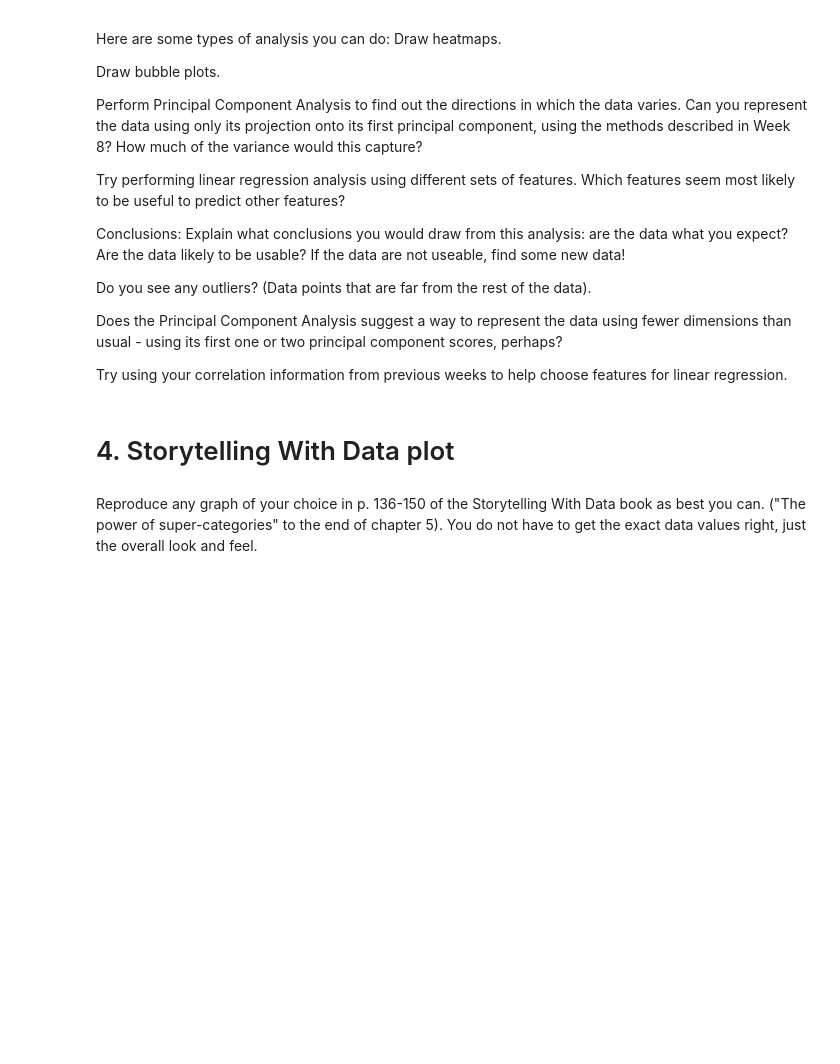
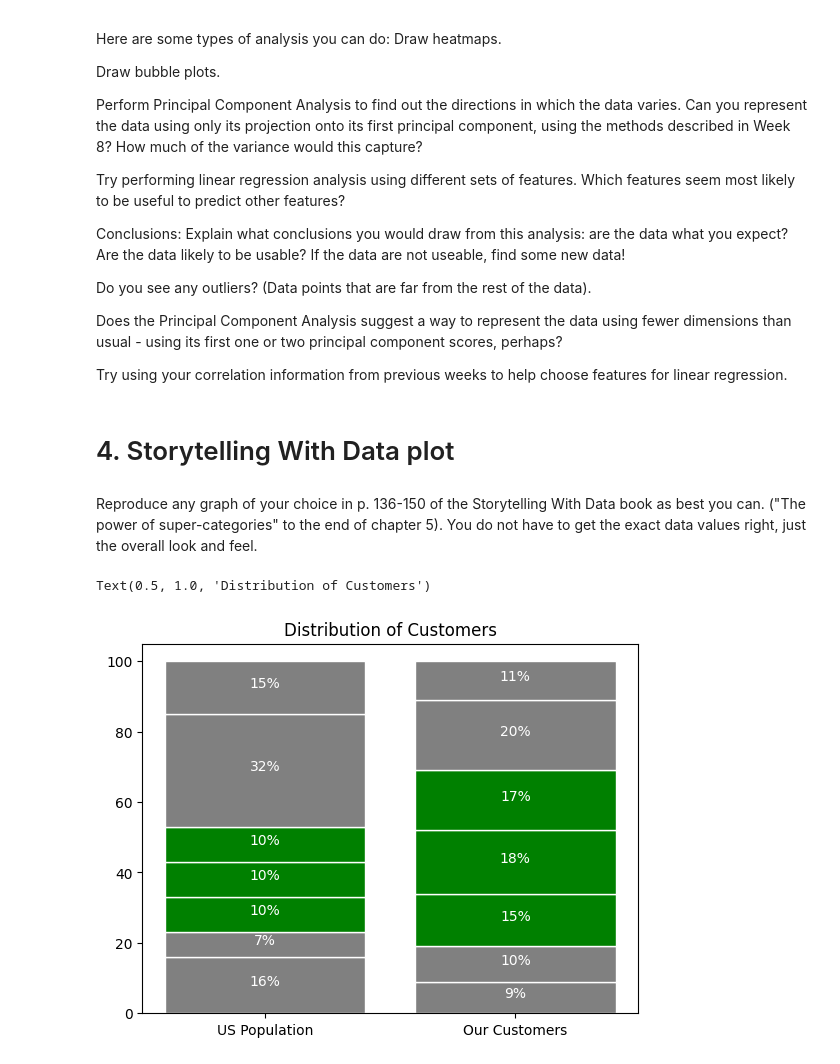
Before and after one commit to beckaa-l/OMDS-ModB2-Week9-Lee-Becka, a Jupyter notebook: Week9.ipynb, the cells around one changed output. Drawn from its saved outputs; the diff is of its cells as text; code cells hidden in the pictures; blank space fills up the shorter version.

```diff
--- a/Week9.ipynb
+++ b/Week9.ipynb
@@ -114,7 +114,36 @@ Reproduce any graph of your choice in p. 136-150 of the Storytelling With Data b
 # %%
 # figure 5.13
 
-# start by making the 2 bar groups & segment names
+# start by making the 2 bar groups, segment names, highlighted groups by index position, and bar position/start
 us_population = [16, 7, 10, 10, 10, 32, 15]
 customers = [9, 10, 15, 18, 17, 20, 11]
 segments = ["Segment 1","Segment 2","Segment 3", "Segment 4", "Segment 5", "Segment 6", "Segment 7"]
+hilighted_segments = [2,3,4]
+bar1 = 0
+bar2 = 1
+bar1_start = 0
+bar2_start = 0
+
+# now set the sections to highlight
+for c in range(len(us_population)):
+    if c in hilighted_segments:
+        color = "green"
+        text_color = "white"
+    else:
+        color = "grey"
+        text_color = "white"
+
+    # now make the bars
+    plt.bar(bar1, us_population[c], bottom=bar1_start, color=color, edgecolor="white")
+    plt.text(bar1, bar1_start + us_population[c] / 2, f"{us_population[c]}%", ha="center", color=text_color)
+    plt.bar(bar2, customers[c], bottom=bar2_start, color=color, edgecolor="white")
+    plt.text(bar2, bar2_start + customers[c] / 2, f"{customers[c]}%", ha="center", color=text_color)
+    bar1_start += us_population[c]
+    bar2_start += customers[c]
+
+# labels
+plt.xticks([bar1, bar2], ["US Population", "Our Customers"])
+plt.title("Distribution of Customers")
+# %% [output]
+Text(0.5, 1.0, 'Distribution of Customers')
+[figure, added]
```
